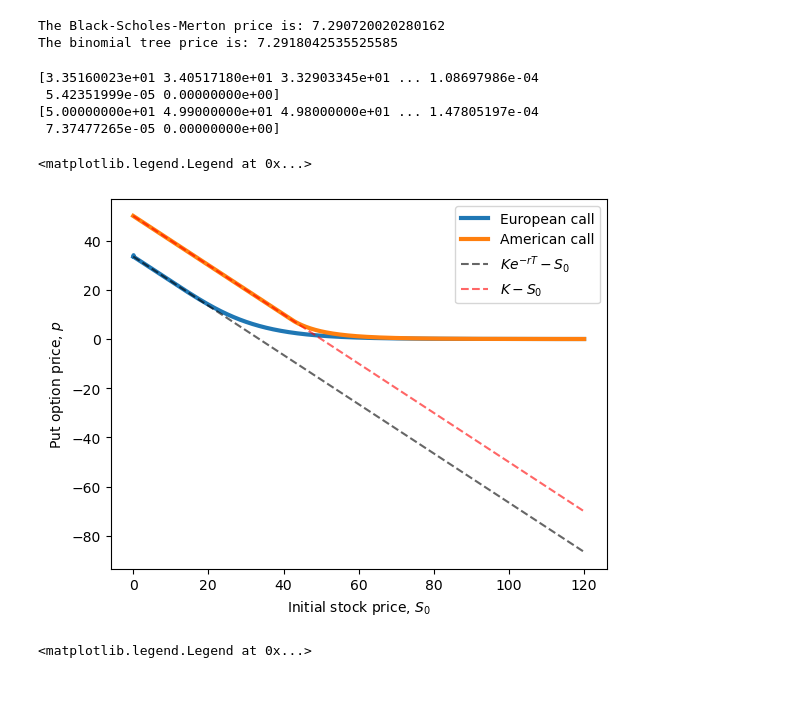
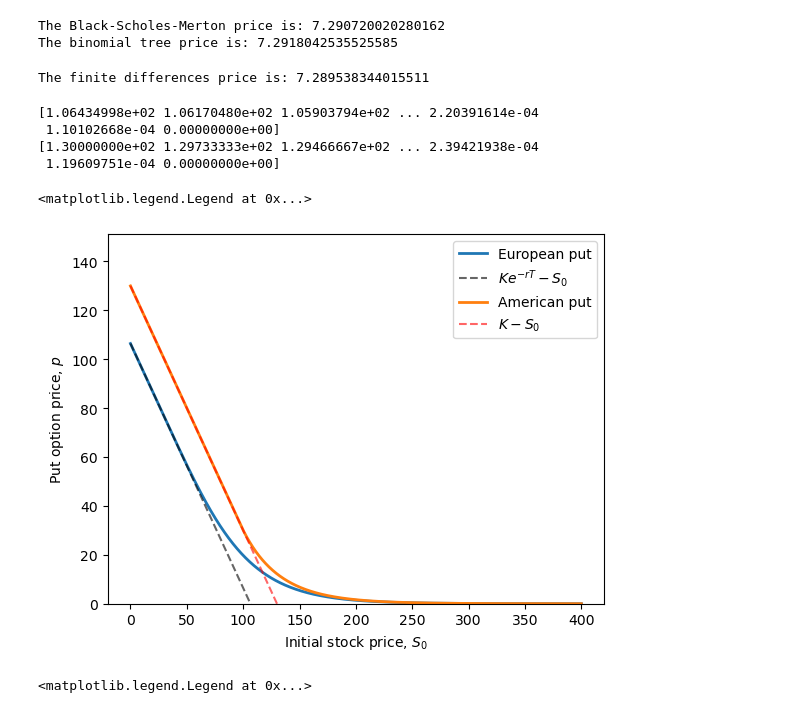
Before and after one commit to SyuW/OptionsPricing, a Jupyter notebook: pricing.ipynb, the cells around one changed output. Drawn from its saved outputs; the diff is of its cells as text; code cells hidden in the pictures.

```diff
--- a/pricing.ipynb
+++ b/pricing.ipynb
@@ -233,41 +371,50 @@ print("The binomial tree price is:", bin_price)
 # %% [output]
 The Black-Scholes-Merton price is: 7.290720020280162
 The binomial tree price is: 7.2918042535525585
+# %%
+s, sol = finiteDifferencesPricer(K=95, r=0.01, sigma=0.50, S_max=400, M=1500, q=0, T=0.25, N=1000, style="european", type="put")
+cs = CubicSpline(s, sol)
+print("The finite differences price is:", cs(100))
+# %% [output]
+The finite differences price is: 7.289538344015511
 # %%
 # compare american vs european-style puts using finite differences pricer
 
-strike = 50
-interest_rate = 0.40
-maturity = 1.0
+strike = 130
+interest_rate = 0.2
+maturity = 1.00
 
-init_stock_prices, european_sol = finiteDifferencesPricer(K=strike, r=interest_rate, sigma=0.40, q=0,
-                                                          S_max=120, M=1200, T=maturity, N=1200,
-                                                          type="put", style="european")
-_, american_sol = finiteDifferencesPricer(K=strike, r=interest_rate, sigma=0.40, q=0,
-                                          S_max=120, M=1200, T=maturity, N=1200,
-                                          type="put", style="american")
+s1, european_sol = finiteDifferencesPricer(K=strike, r=interest_rate, sigma=0.40, q=0,
+                                           S_max=400, M=1500, T=maturity, N=1000,
+                                           type="put", style="european")
+s2, american_sol = finiteDifferencesPricer(K=strike, r=interest_rate, sigma=0.40, q=0,
+                                           S_max=400, M=1500, T=maturity, N=1000,
+                                           type="put", style="american")
 
 print(european_sol)
 print(american_sol)
 
-# plt.xlim(left=0)
-# plt.ylim(bottom=0)
 plt.xlabel(r"Initial stock price, $S_0$")
 plt.ylabel(r"Put option price, $p$")
-plt.plot(init_stock_prices, european_sol, linewidth=3, label="European call")
-plt.plot(init_stock_prices, american_sol, linewidth=3, label="American call")
-plt.plot(init_stock_prices, strike * exp(-interest_rate * maturity) - init_stock_prices,
+
+plt.plot(s1, european_sol, linewidth=2, label="European put")
+plt.plot(s1, strike * exp(-interest_rate * maturity) - s1,
          linestyle="--", alpha=0.6, color="black", label=r"$Ke^{-rT}-S_0$")
-plt.plot(init_stock_prices, strike - init_stock_prices,
+
+plt.plot(s2, american_sol, linewidth=2, label="American put")
+plt.plot(s2, strike - s2,
          linestyle="--", alpha=0.6, color="red", label=r"$K-S_0$")
+
+# plt.xlim(left=0, right=0.5)
+plt.ylim(bottom=0)
 plt.legend()
 # %% [output]
-[3.35160023e+01 3.40517180e+01 3.32903345e+01 ... 1.08697986e-04
- 5.42351999e-05 0.00000000e+00]
-[5.00000000e+01 4.99000000e+01 4.98000000e+01 ... 1.47805197e-04
- 7.37477265e-05 0.00000000e+00]
+[1.06434998e+02 1.06170480e+02 1.05903794e+02 ... 2.20391614e-04
+ 1.10102668e-04 0.00000000e+00]
+[1.30000000e+02 1.29733333e+02 1.29466667e+02 ... 2.39421938e-04
+ 1.19609751e-04 0.00000000e+00]
 <matplotlib.legend.Legend at 0x...>
-[figure, old version]
+[figure, new version]
 # %%
 option_prices = []
 for N in range(2, 100):
```
Also changed, not shown: parts of 6 cells of this notebook, 3 other files.
